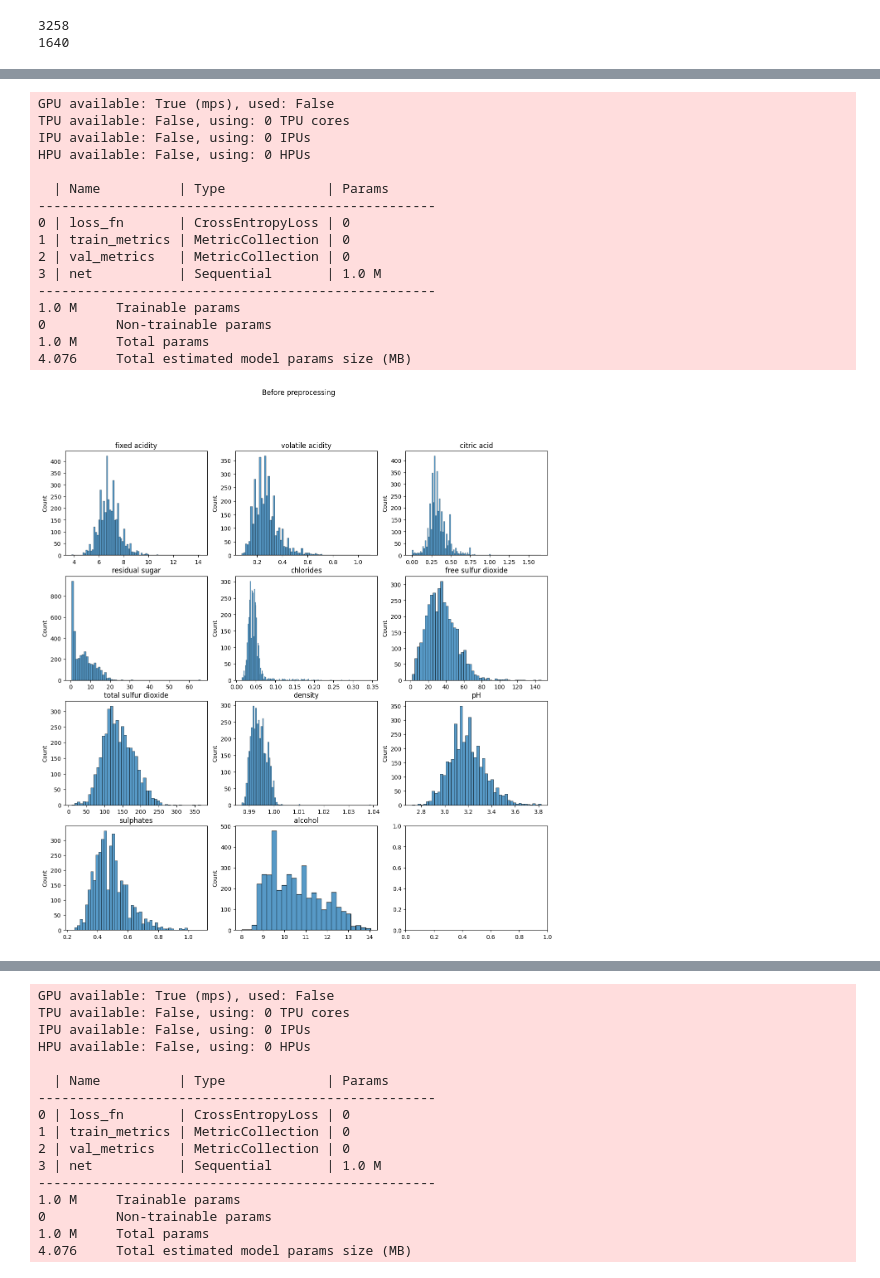
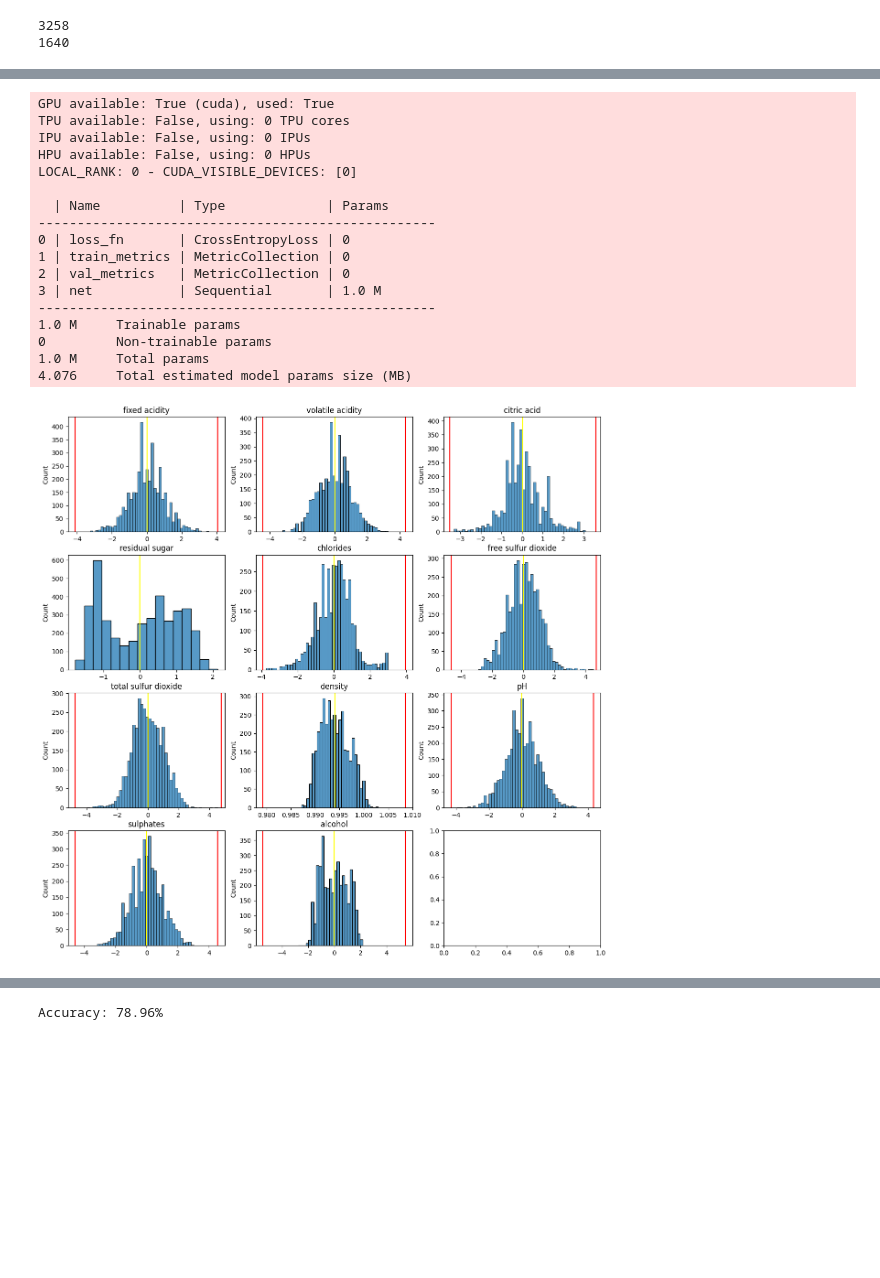
Before and after one commit to ksterx/Playground, a Jupyter notebook: wine/classify.ipynb, the cells around one changed output, grey strips where cells are left out. Cells and saved outputs as stored; diff of their text form; code cells hidden in the pictures; blank space fills up the shorter version.

```diff
--- a/wine/classify.ipynb
+++ b/wine/classify.ipynb
@@ -305,22 +503,34 @@ print(study.best_value)
 # %%
-iqr_threshold = 4.12949373313734
+iqr_threshold = study.best_params["iqr_threshold"]
 iqr_thresholds = np.ones(11) * iqr_threshold
-# iqr_thresholds[1] = 4.01210257871105
-# iqr_thresholds[3] = np.inf
-# iqr_thresholds[10] = 4.624344562469021
-l2_lambda = 9.584267506087667e-6
+l2_lambda = study.best_params["l2_lambda"]
 
-trainers = []
-for remove_outliers in [False, True]:
-    torch.manual_seed(seed)
-    data = WineData(batch_size=batch_size, X_train=X_train, X_test=X_test, y_train=y_train, y_test=y_test, iqr_thresholds=iqr_thresholds, remove_outliers=remove_outliers, viz=True)
-    model = WineModel(hidden_size=hidden_size, lr=lr, l2_lambda=l2_lambda)
-    logger = TensorBoardLogger("logs", name="wine")
-    early_stopping = EarlyStopping(monitor="val_MulticlassAccuracy_epoch", mode="max", patience=5)
-    model_checkpoint = ModelCheckpoint(monitor="val_MulticlassAccuracy_epoch", mode="max", save_top_k=1, save_last=True)
-    trainer = pl.Trainer(max_epochs=epochs, logger=logger, callbacks=[early_stopping, model_checkpoint])
-    trainer.fit(model, data)
-    trainers.append(trainer)
+torch.manual_seed(seed)
+data = WineData(
+    batch_size=batch_size,
+    X_train=X_train,
+    X_test=X_test,
+    y_train=y_train,
+    y_test=y_test,
+    iqr_thresholds=iqr_thresholds,
+    remove_outliers=True,
+    viz=True,
+)
+model = WineModel(hidden_size=hidden_size, lr=lr, l2_lambda=l2_lambda)
+logger = TensorBoardLogger("logs", name="wine")
+monitor = "val_MulticlassAccuracy_epoch"
+early_stopping = EarlyStopping(monitor=monitor, mode="max", patience=5)
+model_checkpoint = ModelCheckpoint(monitor=monitor, mode="max", save_top_k=3, save_last=True)
+trainer = pl.Trainer(
+    max_epochs=epochs,
+    logger=logger,
+    callbacks=[early_stopping, model_checkpoint],
+    accelerator="cuda",
+    devices=1,
+)
+trainer.fit(model, data)
+data.plot()
+print(f"Accuracy: {trainer.checkpoint_callback.best_model_score.item()*100:.2f}%")
 # %% [output]
 [figure]
 [figure]
@@ -328,17 +538,18 @@ for remove_outliers in [False, True]:
-GPU available: True (mps), used: False
+GPU available: True (cuda), used: True
 TPU available: False, using: 0 TPU cores
 IPU available: False, using: 0 IPUs
 HPU available: False, using: 0 HPUs
+LOCAL_RANK: 0 - CUDA_VISIBLE_DEVICES: [0]
 
   | Name          | Type             | Params
 ---------------------------------------------------
 0 | loss_fn       | CrossEntropyLoss | 0
 1 | train_metrics | MetricCollection | 0
 2 | val_metrics   | MetricCollection | 0
 3 | net           | Sequential       | 1.0 M
 ---------------------------------------------------
 1.0 M     Trainable params
 0         Non-trainable params
 1.0 M     Total params
 4.076     Total estimated model params size (MB)
-[figure, old version]
+[figure, new version]
@@ -347,16 +556 @@ HPU available: False, using: 0 HPUs
-GPU available: True (mps), used: False
-TPU available: False, using: 0 TPU cores
-IPU available: False, using: 0 IPUs
-HPU available: False, using: 0 HPUs
-
-  | Name          | Type             | Params
----------------------------------------------------
-0 | loss_fn       | CrossEntropyLoss | 0
-1 | train_metrics | MetricCollection | 0
-2 | val_metrics   | MetricCollection | 0
-3 | net           | Sequential       | 1.0 M
----------------------------------------------------
-1.0 M     Trainable params
-0         Non-trainable params
-1.0 M     Total params
-4.076     Total estimated model params size (MB)
+Accuracy: 78.96%
```
Also changed, not shown: parts of 7 cells of this notebook.
